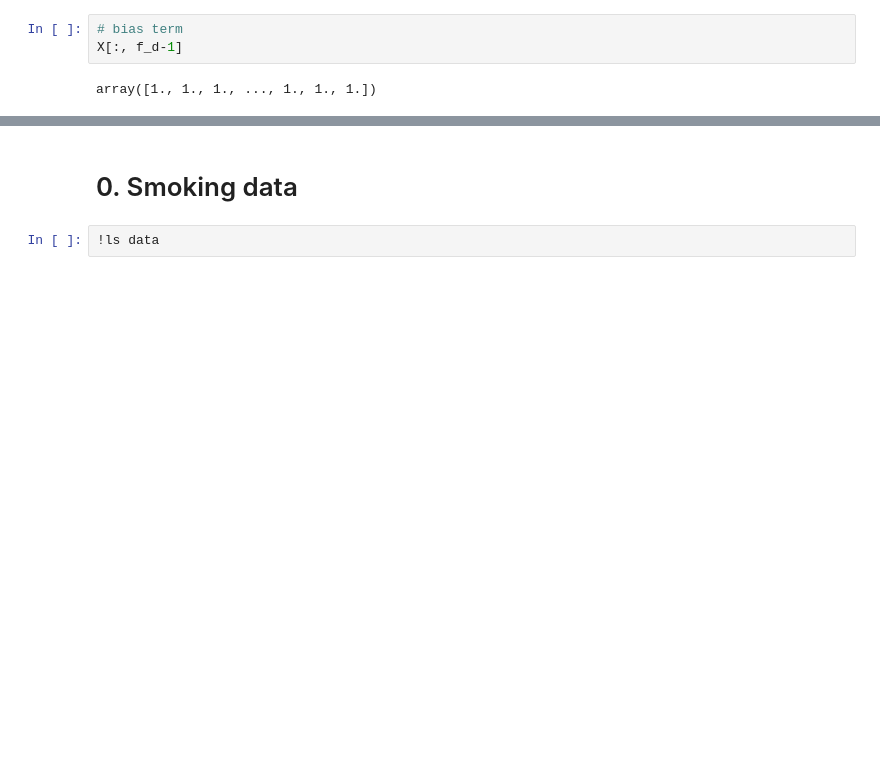
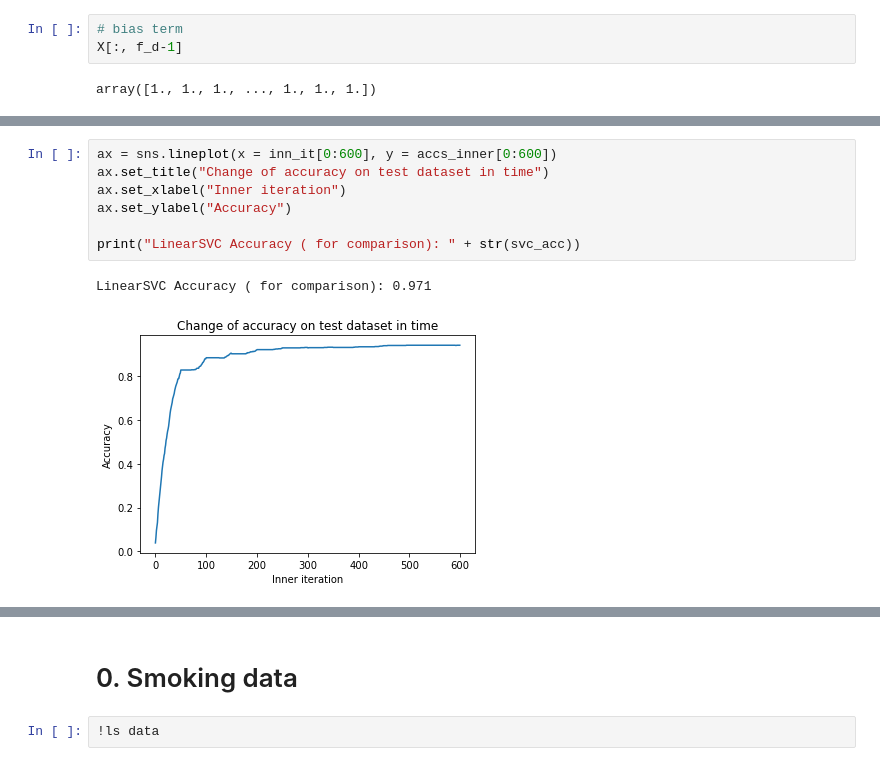
Before and after one commit to WronaPatryk/optimization-project, a Jupyter notebook: c2_notebook.ipynb, the cells around one changed output, grey strips where cells are left out. Saved outputs shown, nothing was run; the diff lists cells and outputs as text; blank space fills up the shorter version.

```diff
--- a/c2_notebook.ipynb
+++ b/c2_notebook.ipynb
@@ -194,0 +267,10 @@ clf.score(X,Y)
+# %%
+ax = sns.lineplot(x = inn_it[0:600], y = accs_inner[0:600])
+ax.set_title("Change of accuracy on test dataset in time")
+ax.set_xlabel("Inner iteration")
+ax.set_ylabel("Accuracy")
+
+print("LinearSVC Accuracy ( for comparison): " + str(svc_acc))
+# %% [output]
+LinearSVC Accuracy ( for comparison): 0.971
+[figure, added]
```
Also changed, not shown: parts of 74 cells of this notebook.
